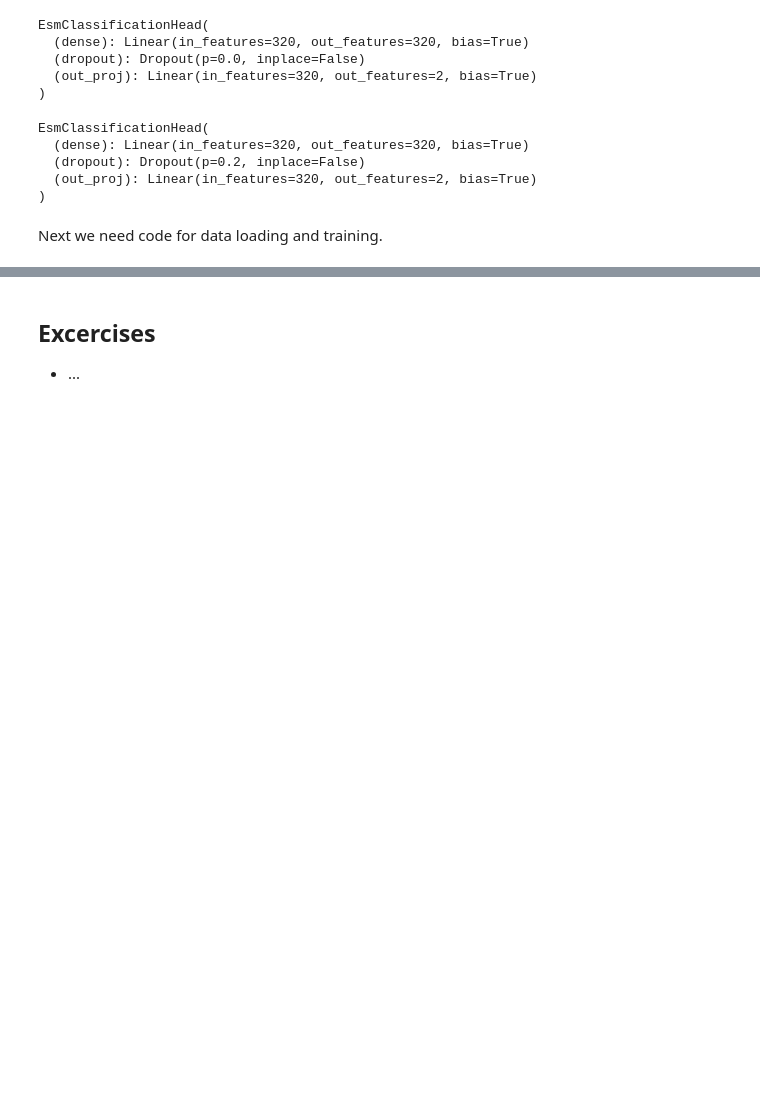
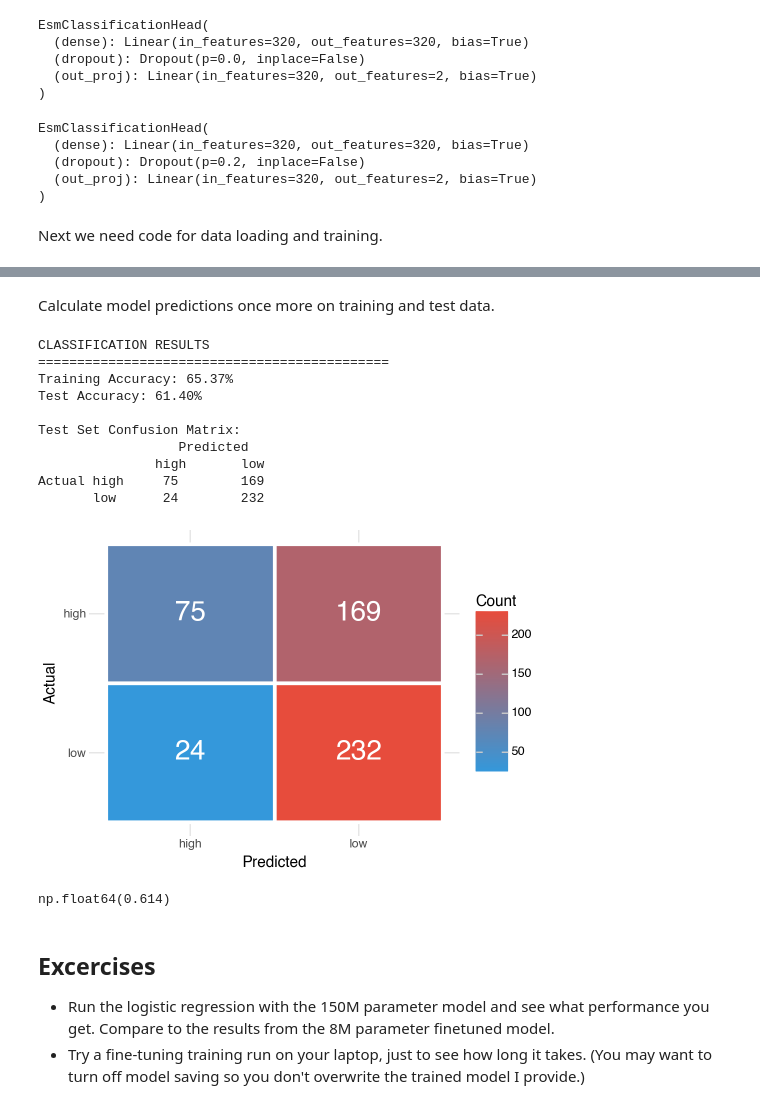
Before and after one commit to wilkelab/EEB384K-workshops, a Jupyter notebook: weeks8-10/week10.ipynb, the cells around one changed output, grey strips where cells are left out. Saved outputs shown, nothing was run; the diff lists cells and outputs as text; code cells hidden in the pictures; blank space fills up the shorter version.

```diff
--- a/weeks8-10/week10.ipynb
+++ b/weeks8-10/week10.ipynb
@@ -491,0 +502,10 @@ acc_plot.show()
+# %%
+# load the saved model weights
+model.load_state_dict(torch.load(
+    "./data/" + train_name + ".pt",
+    weights_only = True,
+    map_location = device
+))
+
+# put the model into evaluation mode
+model.eval()
@@ -492,4 +530,54 @@ acc_plot.show()
+# %% [markdown]
+Calculate model predictions once more on training and test data.
+# %%
+def model_predictions(batch_loader):
+    y = []
+    y_pred = []
+
+    with torch.no_grad():
+        for batch in batch_loader:
+            input_ids = batch['input_ids'].to(device)
+            attention_mask = batch['attention_mask'].to(device)
+            labels = batch['labels'].to(device)
+
+            # Forward pass
+            outputs = model(input_ids=input_ids, attention_mask=attention_mask, labels=labels)
+
+            # Calculate prediction and append to result vectors
+            preds = torch.argmax(outputs.logits, dim=1)
+            y.extend(labels.tolist())
+            y_pred.extend(preds.tolist())
+
+    return y, y_pred
+
+y_train, y_train_pred = model_predictions(
+    tqdm(train_loader, desc="Training data", leave=False)
+)
+y_test, y_test_pred = model_predictions(
+    tqdm(eval_loader, desc="Test data", leave=False)
+)
+# %%
+cm_plot = summarize_classifier_performance(y_train, y_train_pred, y_test, y_test_pred)
+cm_plot.show()
+# %% [output]
+CLASSIFICATION RESULTS
+=============================================
+Training Accuracy: 65.37%
+Test Accuracy: 61.40%
+
+Test Set Confusion Matrix:
+                  Predicted
+               high       low
+Actual high     75        169
+       low      24        232
+[figure, added]
+# %%
+comparison_results = [item1 == item2 for item1, item2 in zip(y_test, y_test_pred)]
+np.mean(comparison_results)
+# %% [output]
+np.float64(0.614)
 # %% [markdown]
 ## Excercises
 
-- ...
+- Run the logistic regression with the 150M parameter model and see what performance you get. Compare to the results from the 8M parameter finetuned model.
+- Try a fine-tuning training run on your laptop, just to see how long it takes. (You may want to turn off model saving so you don't overwrite the trained model I provide.)
```
Also changed, not shown: parts of 18 cells of this notebook.
